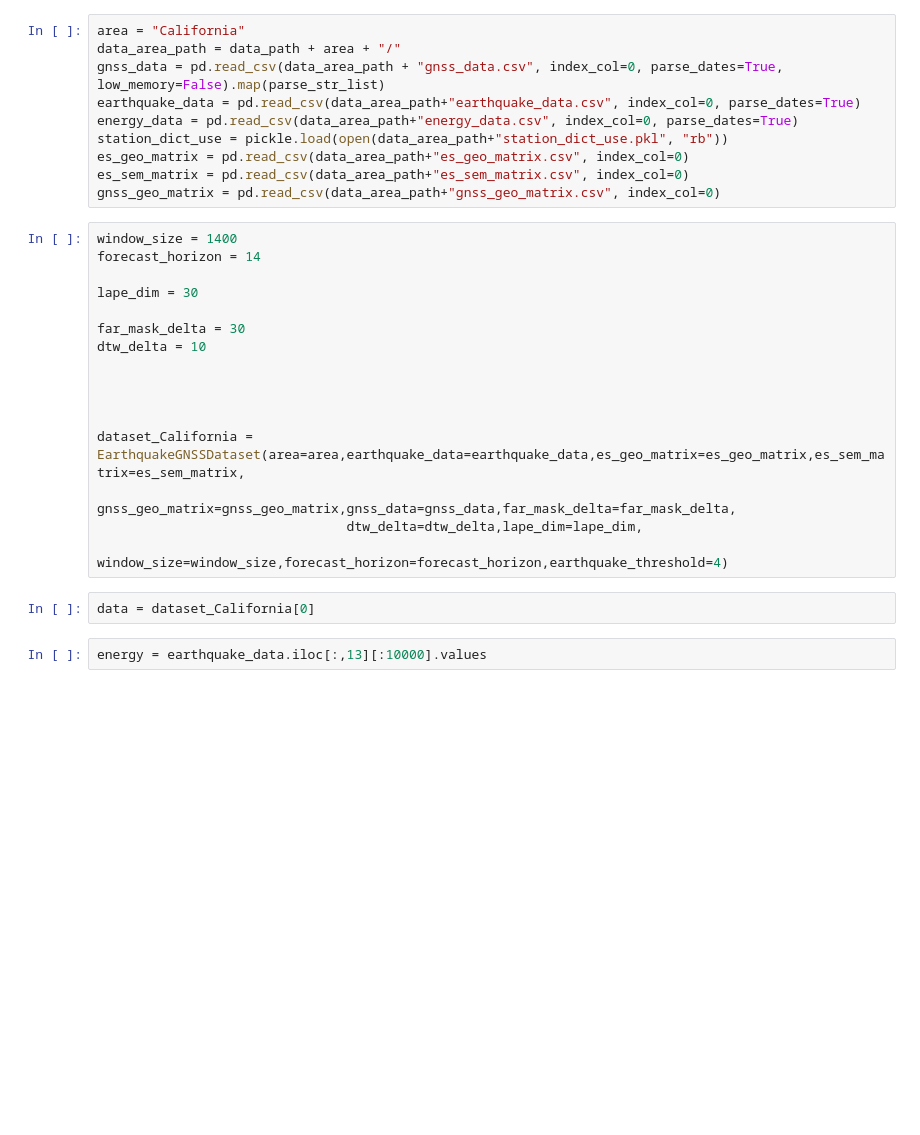
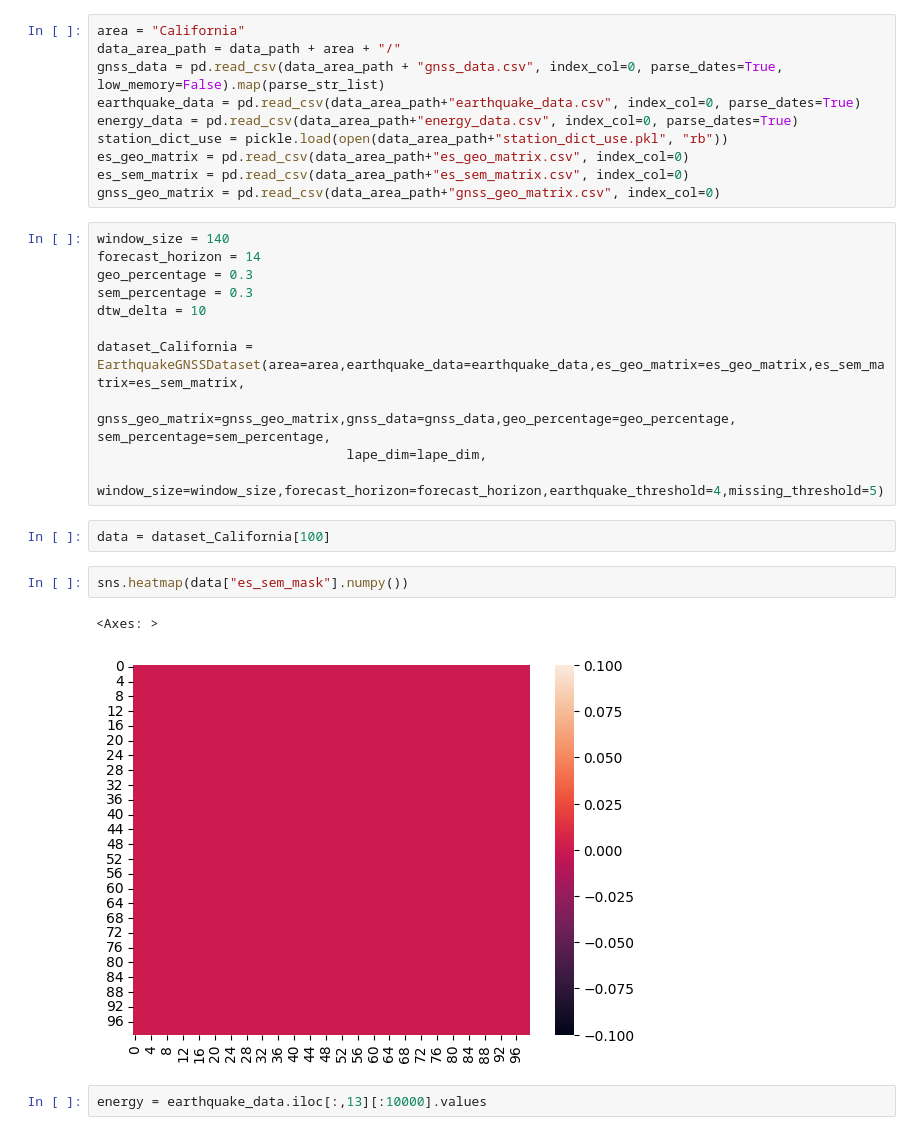
Before and after one commit to lhhhappy/Earthquake_predictor, a Jupyter notebook: dataset/dataset_test.ipynb, the cells around one changed output. Drawn from its saved outputs; the diff is of its cells as text; blank space fills up the shorter version.

Commit message:
fix_aij_bug and new_area_data

```diff
--- a/dataset/dataset_test.ipynb
+++ b/dataset/dataset_test.ipynb
@@ -65,23 +58,23 @@ es_geo_matrix = pd.read_csv(data_area_path+"es_geo_matrix.csv", index_col=0)
 es_sem_matrix = pd.read_csv(data_area_path+"es_sem_matrix.csv", index_col=0)
 gnss_geo_matrix = pd.read_csv(data_area_path+"gnss_geo_matrix.csv", index_col=0)
 # %%
-window_size = 1400
+window_size = 140
 forecast_horizon = 14
-
-lape_dim = 30
-
-far_mask_delta = 30
+geo_percentage = 0.3
+sem_percentage = 0.3
 dtw_delta = 10
 
-
-
-
 dataset_California = EarthquakeGNSSDataset(area=area,earthquake_data=earthquake_data,es_geo_matrix=es_geo_matrix,es_sem_matrix=es_sem_matrix,
-                                gnss_geo_matrix=gnss_geo_matrix,gnss_data=gnss_data,far_mask_delta=far_mask_delta,
-                                dtw_delta=dtw_delta,lape_dim=lape_dim,
-                                window_size=window_size,forecast_horizon=forecast_horizon,earthquake_threshold=4)
+                                gnss_geo_matrix=gnss_geo_matrix,gnss_data=gnss_data,geo_percentage=geo_percentage, sem_percentage=sem_percentage,
+                                lape_dim=lape_dim,
+                                window_size=window_size,forecast_horizon=forecast_horizon,earthquake_threshold=4,missing_threshold=5)
 # %%
-data = dataset_California[0]
+data = dataset_California[100]
+# %%
+sns.heatmap(data["es_sem_mask"].numpy())
+# %% [output]
+<Axes: >
+[figure, added]
 # %%
 energy = earthquake_data.iloc[:,13][:10000].values
 # %%
```
Also changed, not shown: parts of 9 cells of this notebook, 2 other files.
